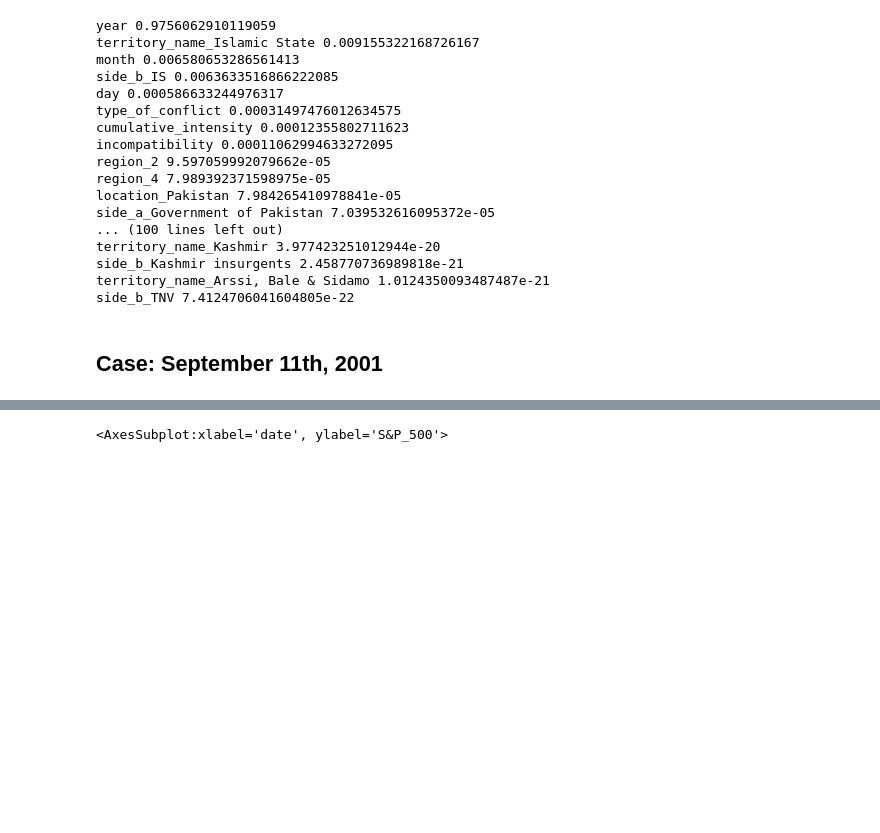
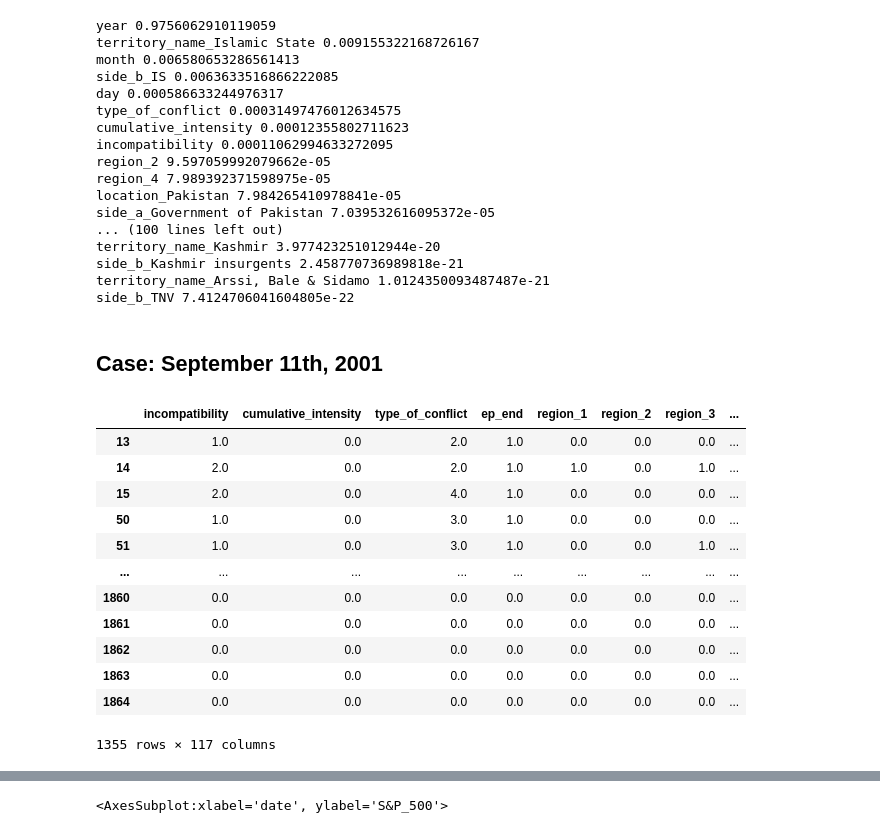
Before and after one commit to THeath15/Team1--Project, a Jupyter notebook: ml_dev.ipynb, the cells around one changed output, grey strips where cells are left out. Cells and saved outputs as stored; diff of their text form; code cells hidden in the pictures; blank space fills up the shorter version.

```diff
--- a/ml_dev.ipynb
+++ b/ml_dev.ipynb
@@ -300,3 +300,24 @@ territory_name_Arssi, Bale & Sidamo 1.0124350093487487e-21
 side_b_TNV 7.4124706041604805e-22
 # %% [markdown]
 ## Case: September 11th, 2001
+# %%
+from datetime import datetime, timedelta
+incident_date = datetime.strptime('2001-09-11', '%Y-%m-%d')
+X_sept = X.copy()
+X_sept['date'] = pd.to_datetime(X_sept[['year', 'month', 'day']])
+X_sept = X_sept[X_sept.date <= incident_date]
+X_sept = X_sept.drop('date')
+# %% [output]
+|  | incompatibility | cumulative_intensity | type_of_conflict | ep_end | region_1 | region_2 | region_3 | ... |
+| 13 | 1.0 | 0.0 | 2.0 | 1.0 | 0.0 | 0.0 | 0.0 | ... |
+| 14 | 2.0 | 0.0 | 2.0 | 1.0 | 1.0 | 0.0 | 1.0 | ... |
+| 15 | 2.0 | 0.0 | 4.0 | 1.0 | 0.0 | 0.0 | 0.0 | ... |
+| 50 | 1.0 | 0.0 | 3.0 | 1.0 | 0.0 | 0.0 | 0.0 | ... |
+| 51 | 1.0 | 0.0 | 3.0 | 1.0 | 0.0 | 0.0 | 1.0 | ... |
+| ... | ... | ... | ... | ... | ... | ... | ... | ... |
+| 1860 | 0.0 | 0.0 | 0.0 | 0.0 | 0.0 | 0.0 | 0.0 | ... |
+| 1861 | 0.0 | 0.0 | 0.0 | 0.0 | 0.0 | 0.0 | 0.0 | ... |
+| 1862 | 0.0 | 0.0 | 0.0 | 0.0 | 0.0 | 0.0 | 0.0 | ... |
+| 1863 | 0.0 | 0.0 | 0.0 | 0.0 | 0.0 | 0.0 | 0.0 | ... |
+| 1864 | 0.0 | 0.0 | 0.0 | 0.0 | 0.0 | 0.0 | 0.0 | ... |
+1355 rows × 117 columns
```
Also changed, not shown: parts of 11 cells of this notebook.
